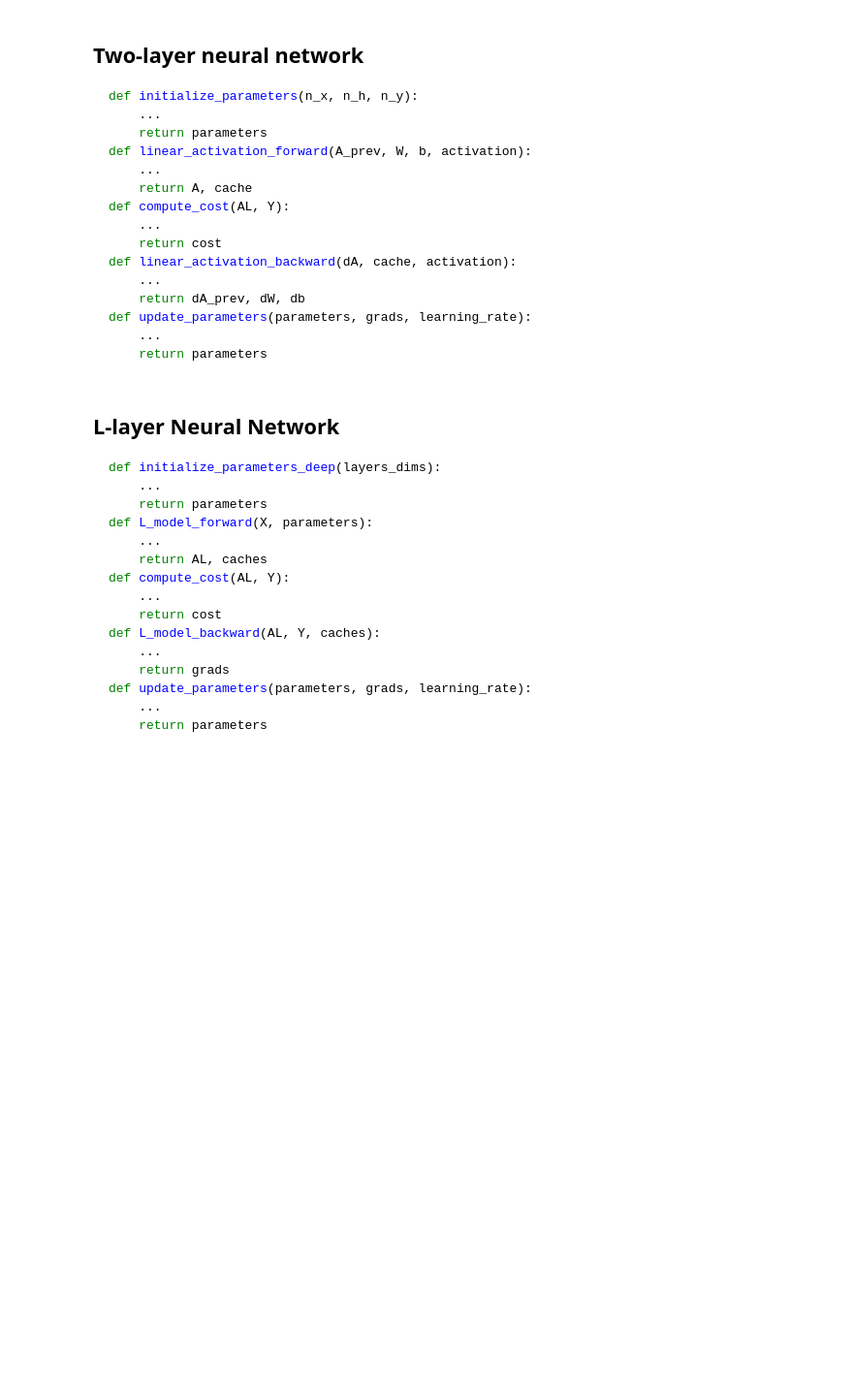
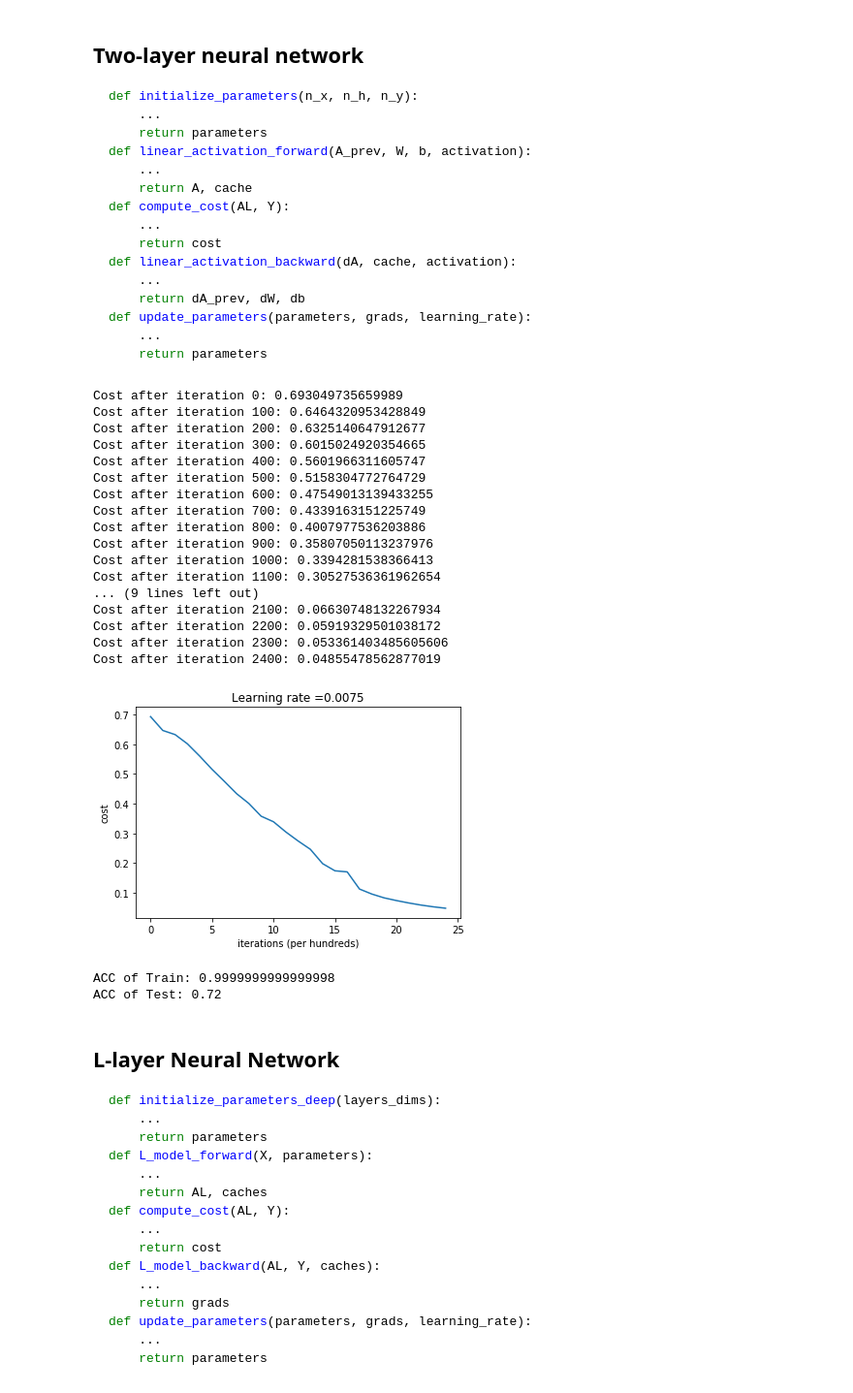
Before and after one commit to HamedBabaei/fun-deep-learning, a Jupyter notebook: Buidling DNN-Step by Step for CatvsNot Classification/DNN.ipynb, the cells around one changed output. Shown at 97% size. Drawn from its saved outputs; the diff is of its cells as text; code cells hidden in the pictures; blank space fills up the shorter version.

Commit message:
two layer model run results added

````diff
--- a/Buidling DNN-Step by Step for CatvsNot Classification/DNN.ipynb
+++ b/Buidling DNN-Step by Step for CatvsNot Classification/DNN.ipynb
@@ -71,6 +72,45 @@ def update_parameters(parameters, grads, learning_rate):
     ...
     return parameters
 ```
+# %%
+from dnn import TwoLayerModel
+
+(n_x, n_h, n_y) = 12288, 7, 1
+layers_dims = (n_x, n_h, n_y)
+
+model = TwoLayerModel(layers_dims, num_iterations = 2500, learning_rate = 0.0075)
+# %%
+model.fit(train_set_x, train_set_y, verbose=True, plot_cost=True)
+# %% [output]
+Cost after iteration 0: 0.693049735659989
+Cost after iteration 100: 0.6464320953428849
+Cost after iteration 200: 0.6325140647912677
+Cost after iteration 300: 0.6015024920354665
+Cost after iteration 400: 0.5601966311605747
+Cost after iteration 500: 0.5158304772764729
+Cost after iteration 600: 0.47549013139433255
+Cost after iteration 700: 0.4339163151225749
+Cost after iteration 800: 0.4007977536203886
+Cost after iteration 900: 0.35807050113237976
+Cost after iteration 1000: 0.3394281538366413
+Cost after iteration 1100: 0.30527536361962654
+... (9 lines left out)
+Cost after iteration 2100: 0.06630748132267934
+Cost after iteration 2200: 0.05919329501038172
+Cost after iteration 2300: 0.053361403485605606
+Cost after iteration 2400: 0.04855478562877019
+[figure, added]
+# %%
+predicts = model.predict(train_set_x)
+
+print("ACC of Train:", np.sum((predicts == train_set_y)/train_set_x.shape[1]))
+
+predicts = model.predict(test_set_x)
+
+print("ACC of Test:", np.sum((predicts == test_set_y)/test_set_x.shape[1]))
+# %% [output]
+ACC of Train: 0.9999999999999998
+ACC of Test: 0.72
 # %% [markdown]
 ## L-layer Neural Network
 
````
Also changed, not shown: parts of 1 cell of this notebook.
